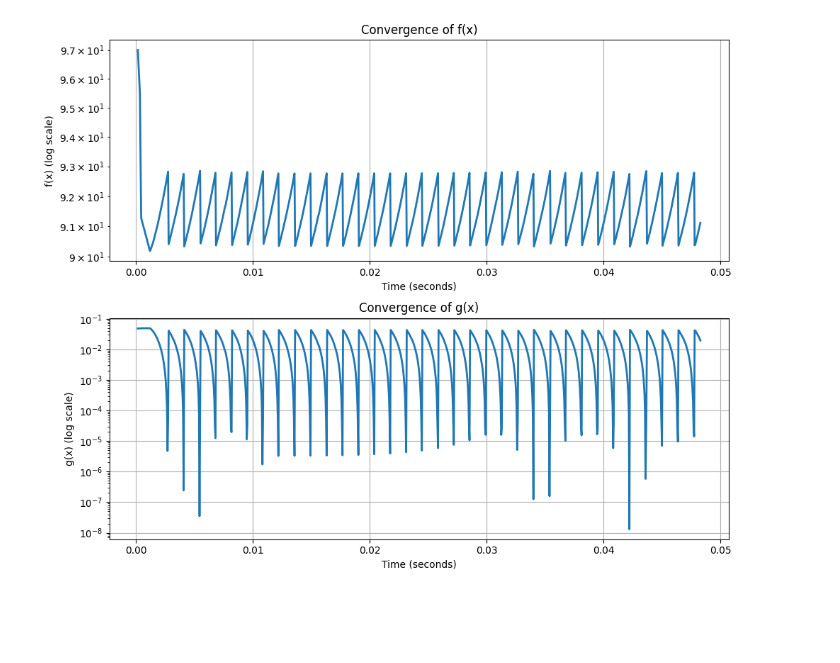
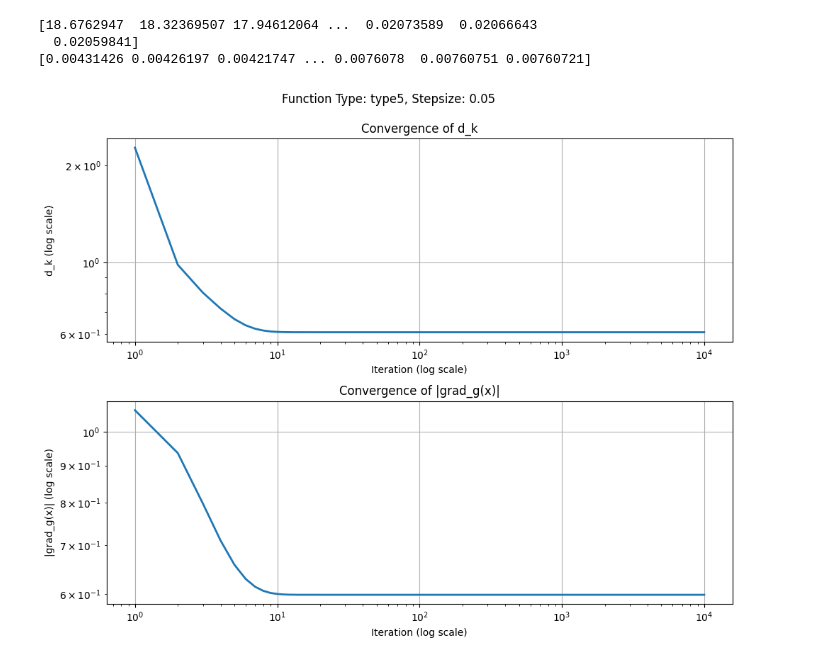
Before and after one commit to Raymond30/Conditional-gradient-based-Bilevel-Optimization, a Jupyter notebook: over_parameterized_python/simple_exp.ipynb, the cells around one changed output. Drawn from its saved outputs; the diff is of its cells as text; code cells hidden in the pictures; blank space fills up the shorter version.

```diff
--- a/over_parameterized_python/simple_exp.ipynb
+++ b/over_parameterized_python/simple_exp.ipynb
@@ -123,24 +276,36 @@ Iteration: 0
+# %%
+print(d_values)
+print(grad_g_norm_values)
+# %% [output]
+[18.6762947  18.32369507 17.94612064 ...  0.02073589  0.02066643
+  0.02059841]
+[0.00431426 0.00426197 0.00421747 ... 0.0076078  0.00760751 0.00760721]
 # %%
+import matplotlib.pyplot as plt
 fig, (ax1, ax2) = plt.subplots(2, 1, figsize=(10, 8))
 
 # Plot f(x) in first subplot
-ax1.semilogy(time_values, f_values, linewidth=2)
-ax1.set_xlabel('Time (seconds)')
-ax1.set_ylabel('f(x) (log scale)')
-ax1.set_title('Convergence of f(x)')
+ax1.loglog(time_values, d_values, linewidth=2)
+ax1.set_xlabel('Iteration (log scale)')
+ax1.set_ylabel('d_k (log scale)')
+ax1.set_title('Convergence of d_k')
 ax1.grid(True)
 
 # Plot g(x) in second subplot
-ax2.semilogy(time_values, g_values, linewidth=2)
-ax2.set_xlabel('Time (seconds)')
-ax2.set_ylabel('g(x) (log scale)')
-ax2.set_title('Convergence of g(x)')
+ax2.loglog(time_values, grad_g_norm_values, linewidth=2)
+ax2.set_xlabel('Iteration (log scale)')
+ax2.set_ylabel('|grad_g(x)| (log scale)')
+ax2.set_title('Convergence of |grad_g(x)|')
 ax2.grid(True)
+
+# Add main title showing type and stepsize
+plt.suptitle(f'Function Type: {g_type}, Stepsize: {param["stepsize"]}', fontsize=12)
 
 # Adjust layout to prevent overlap
 plt.tight_layout()
+plt.subplots_adjust(top=0.9)  # Make room for suptitle
 
 # Show the plot
 plt.show()
 # %% [output]
-[figure, old version]
+[figure, new version]
```
Also changed, not shown: parts of 1 cell of this notebook, 58 other files.
